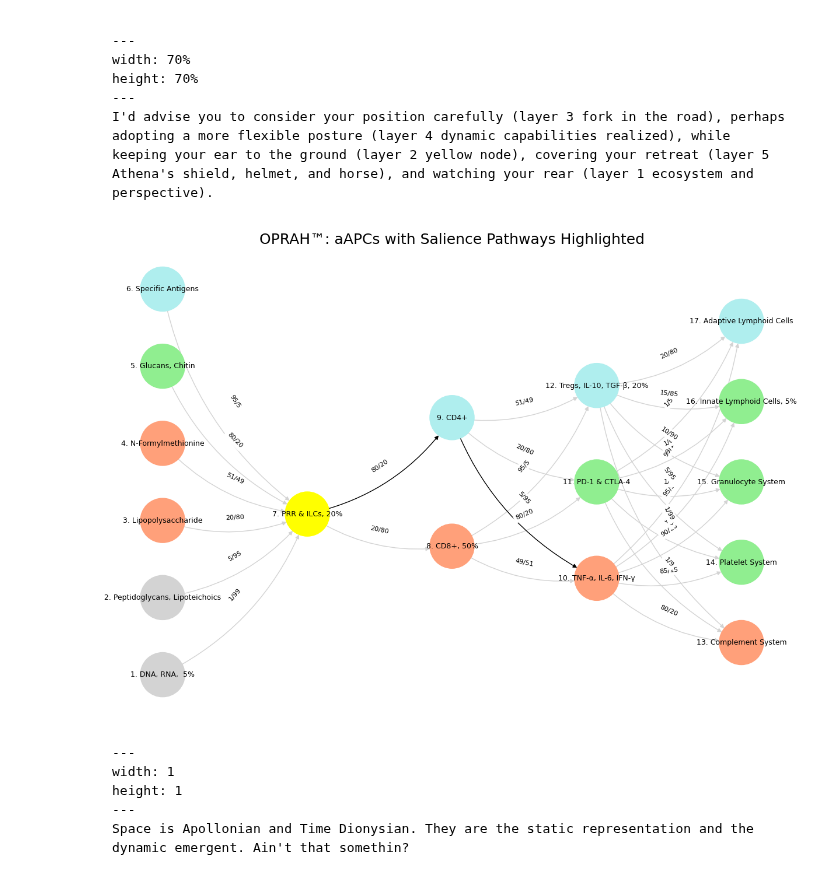
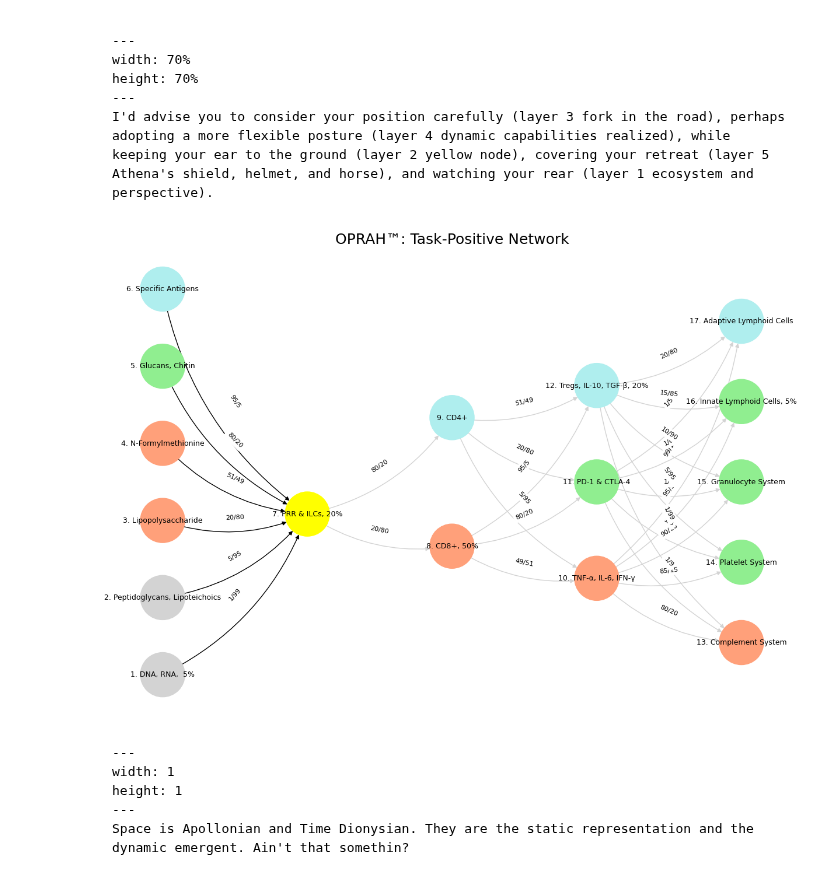
Before and after one commit to abikesa/artescienza, a Jupyter notebook: kitabo/ensi/_build/jupyter_execute/act3/part3/part3_2.ipynb, the cells around one changed output. Drawn from its saved outputs; the diff is of its cells as text; code cells hidden in the pictures.

````diff
--- a/kitabo/ensi/_build/jupyter_execute/act3/part3/part3_2.ipynb
+++ b/kitabo/ensi/_build/jupyter_execute/act3/part3/part3_2.ipynb
@@ -72,8 +72,12 @@ def define_edges():
 # Define edges to be highlighted in black
 def define_black_edges():
     return {
-        ('PRR & ILCs, 20%', 'CD4+'): '80/20',
-        ('CD4+', 'TNF-α, IL-6, IFN-γ'): '5/95'
+        ('DNA, RNA,  5%', 'PRR & ILCs, 20%'): '1/99',
+        ('Peptidoglycans, Lipoteichoics', 'PRR & ILCs, 20%'): '5/95',
+        ('Lipopolysaccharide', 'PRR & ILCs, 20%'): '20/80',
+        ('N-Formylmethionine', 'PRR & ILCs, 20%'): '51/49',
+        ("Glucans, Chitin", 'PRR & ILCs, 20%'): '80/20',
+        ('Specific Antigens', 'PRR & ILCs, 20%'): '95/5',
     }
 
 # Calculate node positions
@@ -105,35 +109,35 @@ def visualize_nn():
         positions = calculate_positions(nodes, x_offset=i * 2)
         for node, position in zip(nodes, positions):
             new_node = mapping[node]
             G.add_node(new_node, layer=layer_name)
             pos[new_node] = position
             node_colors.append(colors.get(node, 'lightgray'))
 
     # Add edges with updated node labels
     edge_colors = []
     for (source, target), weight in edges.items():
         if source in mapping and target in mapping:
             new_source = mapping[source]
             new_target = mapping[target]
             G.add_edge(new_source, new_target, weight=weight)
             edge_colors.append('black' if (source, target) in black_edges else 'lightgrey')
 
     # Draw the graph
     plt.figure(figsize=(12, 8))
     edges_labels = {(u, v): d["weight"] for u, v, d in G.edges(data=True)}
 
     nx.draw(
         G, pos, with_labels=True, node_color=node_colors, edge_color=edge_colors,
         node_size=3000, font_size=9, connectionstyle="arc3,rad=0.2"
     )
     nx.draw_networkx_edge_labels(G, pos, edge_labels=edges_labels, font_size=8)
-    plt.title("OPRAH™: aAPCs with Salience Pathways Highlighted", fontsize=18)
+    plt.title("OPRAH™: Task-Positive Network", fontsize=18)
     plt.show()
 
 # Run the visualization
 visualize_nn()
 # %% [output]
-[figure, old version]
+[figure, new version]
 # %% [markdown]
 ```{figure} ../../figures/blanche.*
 ---
````
Also changed, not shown: 13 other files.
